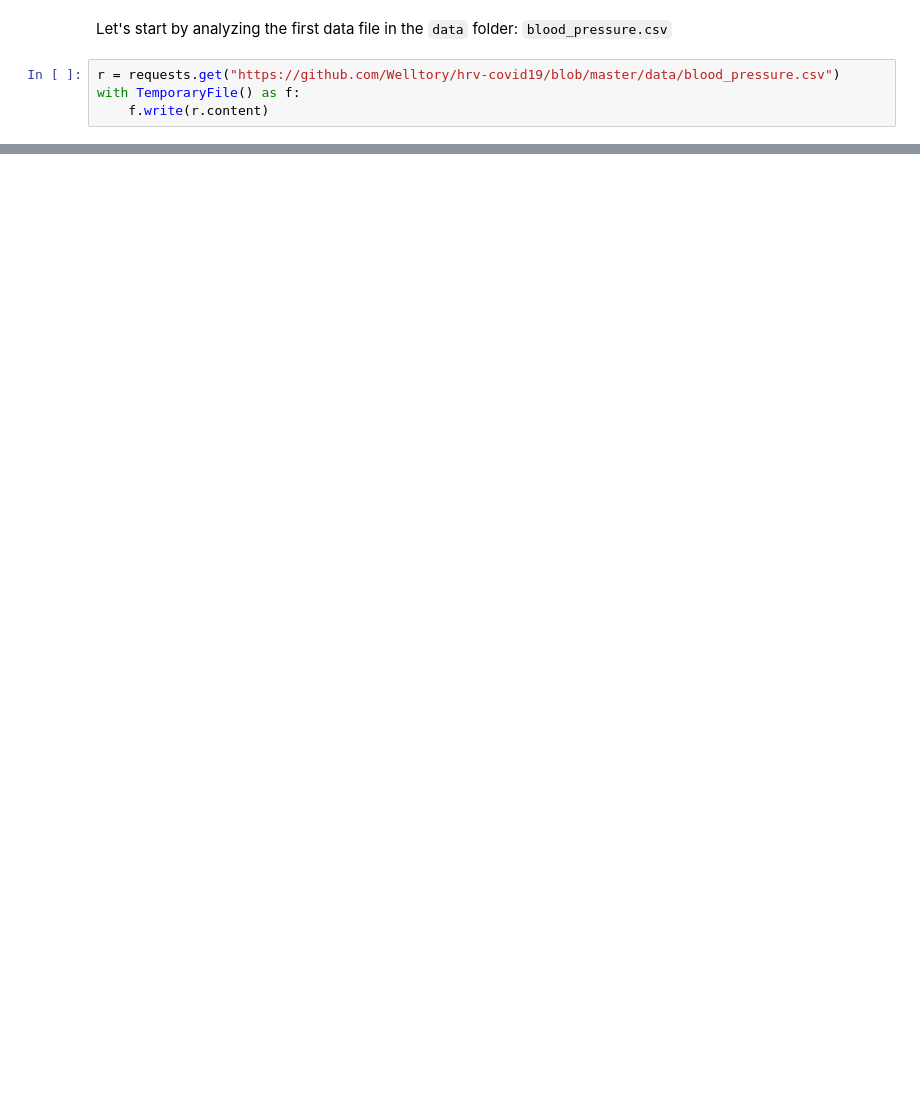
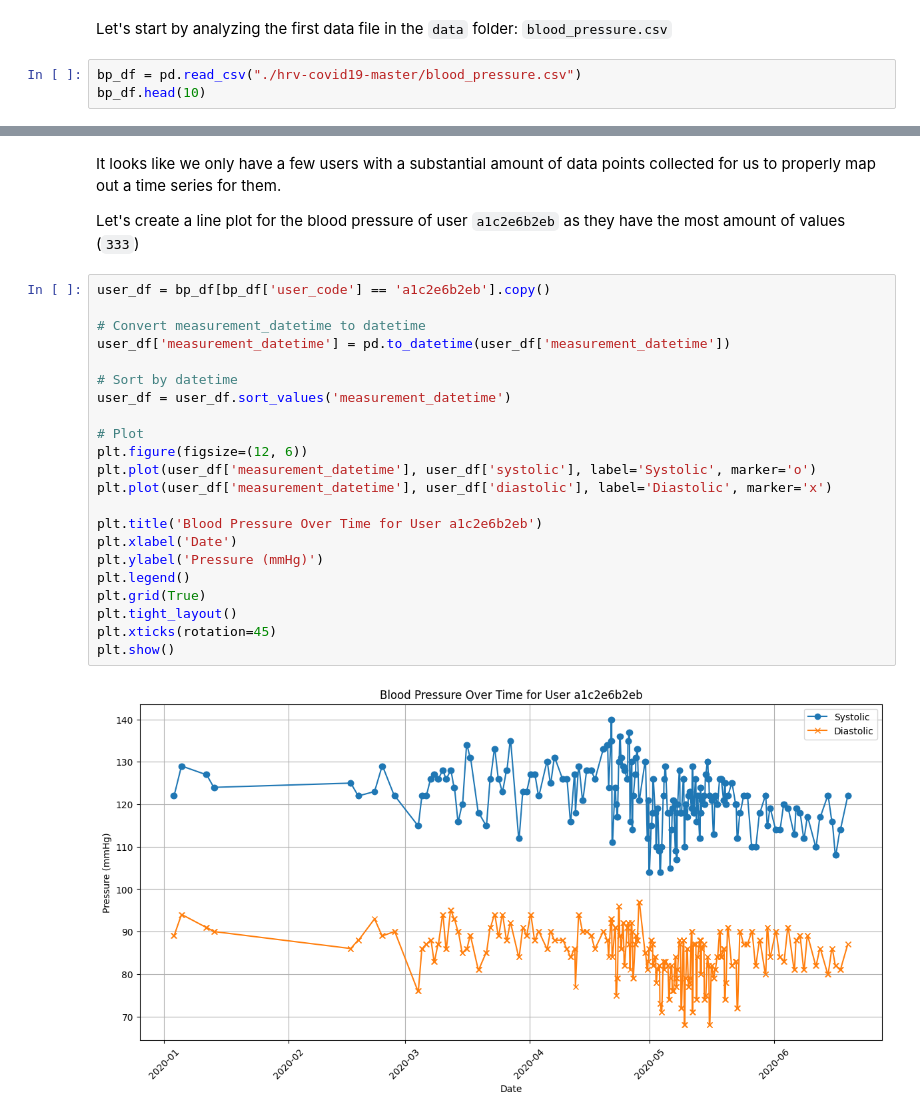
Before and after one commit to AIPI510/aipi510-fall25, a Jupyter notebook: data-exploration/ecooley.ipynb, the cells around one changed output, grey strips where cells are left out. Cells and saved outputs as stored; diff of their text form; blank space fills up the shorter version.

```diff
--- a/data-exploration/ecooley.ipynb
+++ b/data-exploration/ecooley.ipynb
@@ -11,6 +16,5 @@ from tempfile import TemporaryFile
 # %% [markdown]
 Let's start by analyzing the first data file in the `data` folder: `blood_pressure.csv`
 # %%
-r = requests.get("https://github.com/Welltory/hrv-covid19/blob/master/data/blood_pressure.csv")
-with TemporaryFile() as f:
-    f.write(r.content)
+bp_df = pd.read_csv("./hrv-covid19-master/blood_pressure.csv")
+bp_df.head(10)
@@ -19,0 +83,28 @@ with TemporaryFile() as f:
+# %% [markdown]
+It looks like we only have a few users with a substantial amount of data points collected for us to properly map out a time series for them.
+
+Let's create a line plot for the blood pressure of user `a1c2e6b2eb` as they have the most amount of values (`333`)
+# %%
+user_df = bp_df[bp_df['user_code'] == 'a1c2e6b2eb'].copy()
+
+# Convert measurement_datetime to datetime
+user_df['measurement_datetime'] = pd.to_datetime(user_df['measurement_datetime'])
+
+# Sort by datetime
+user_df = user_df.sort_values('measurement_datetime')
+
+# Plot
+plt.figure(figsize=(12, 6))
+plt.plot(user_df['measurement_datetime'], user_df['systolic'], label='Systolic', marker='o')
+plt.plot(user_df['measurement_datetime'], user_df['diastolic'], label='Diastolic', marker='x')
+
+plt.title('Blood Pressure Over Time for User a1c2e6b2eb')
+plt.xlabel('Date')
+plt.ylabel('Pressure (mmHg)')
+plt.legend()
+plt.grid(True)
+plt.tight_layout()
+plt.xticks(rotation=45)
+plt.show()
+# %% [output]
+[figure, added]
```
Also changed, not shown: parts of 40 cells of this notebook.
